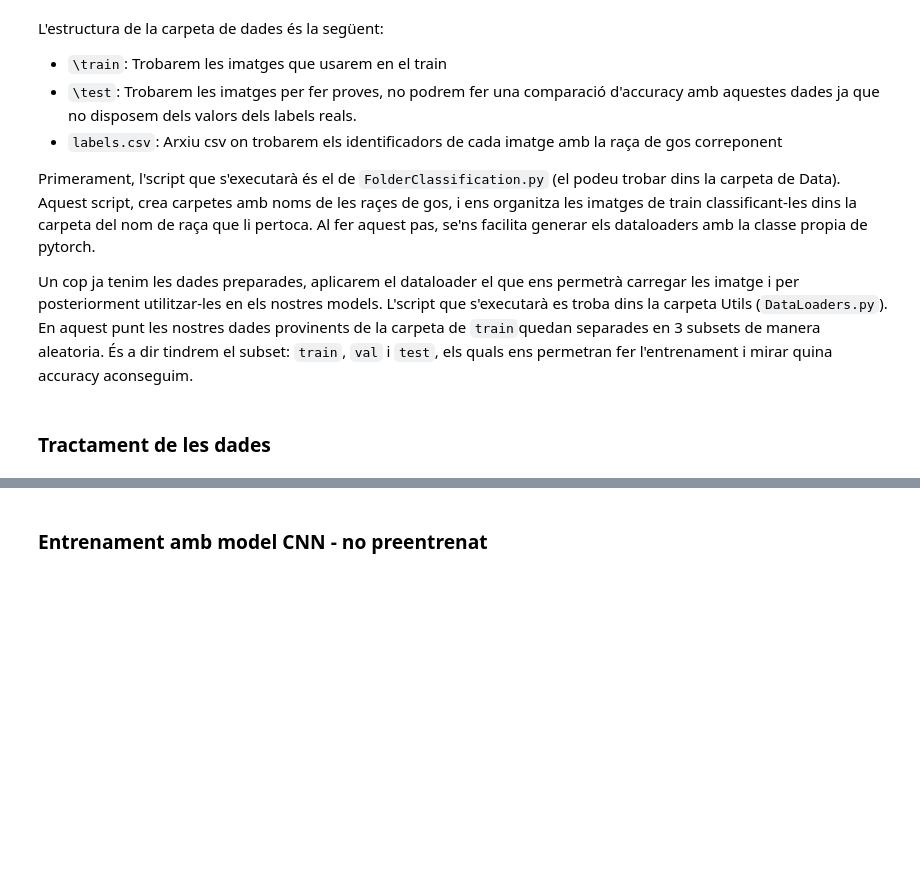
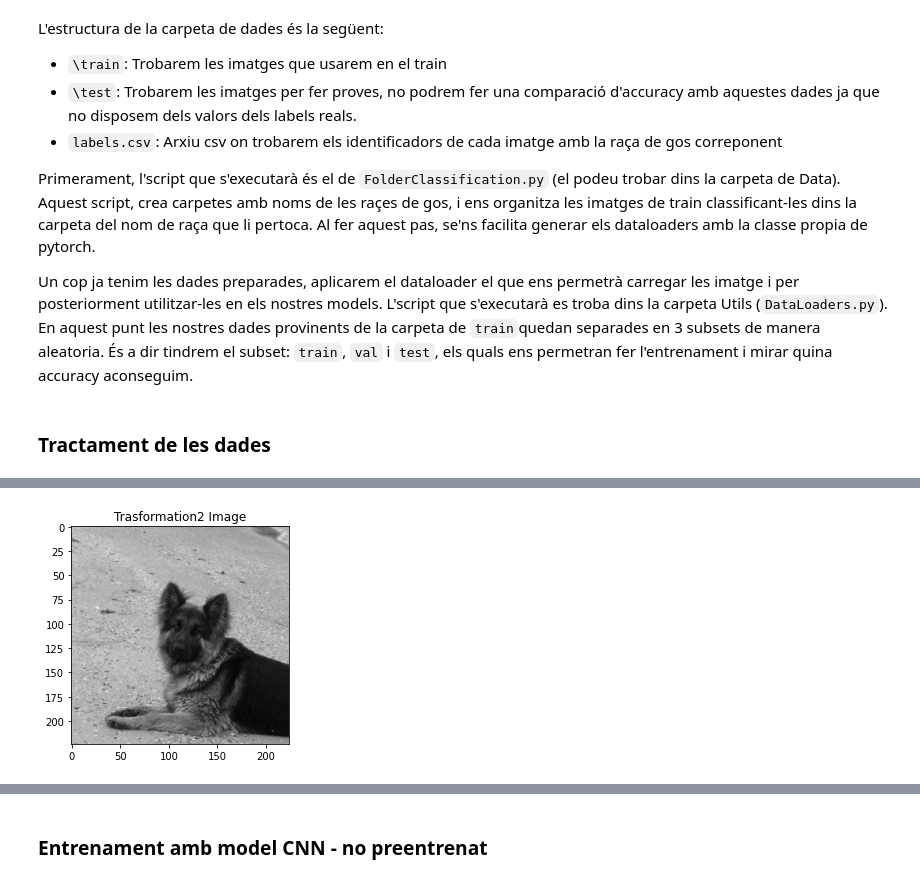
Before and after one commit to DCC-UAB/Dog_Breed_Classification, a Jupyter notebook: Demostracio_resultats.ipynb, the cells around one changed output, grey strips where cells are left out. Saved outputs shown, nothing was run; the diff lists cells and outputs as text; code cells hidden in the pictures; blank space fills up the shorter version.

```diff
--- a/Demostracio_resultats.ipynb
+++ b/Demostracio_resultats.ipynb
@@ -86,0 +135,12 @@ Un cop ja tenim les dades preparades, aplicarem el dataloader el que ens permetr
+# %%
+#Transformation 2 (Grey Scale)
+data_transforms_gray_scale = transforms.Compose([
+        transforms.Resize(input_size),
+        transforms.CenterCrop(input_size),
+        transforms.Grayscale(3), #Convert the image to grey scale output channels 3, RGB but in gray scale
+        transforms.ToTensor() #Convert to tensor Pytorch tensor
+    ])
+T2 = data_transforms_gray_scale(img_example)
+Show_Image(T2.permute(1, 2, 0), 'Trasformation2 Image')
+# %% [output]
+[figure, added]
```
Also changed, not shown: parts of 47 cells of this notebook.
